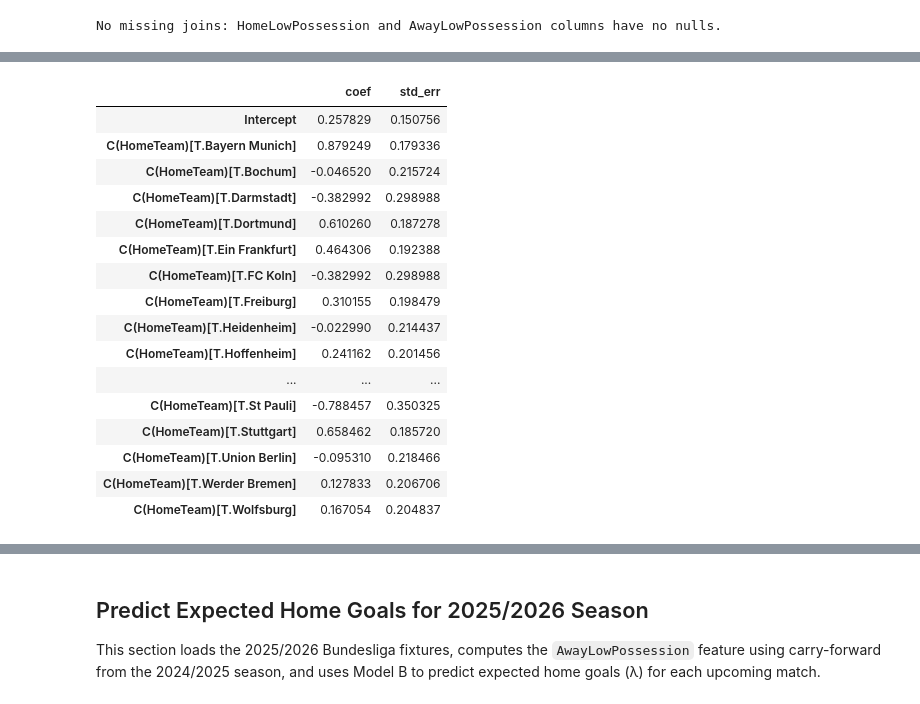
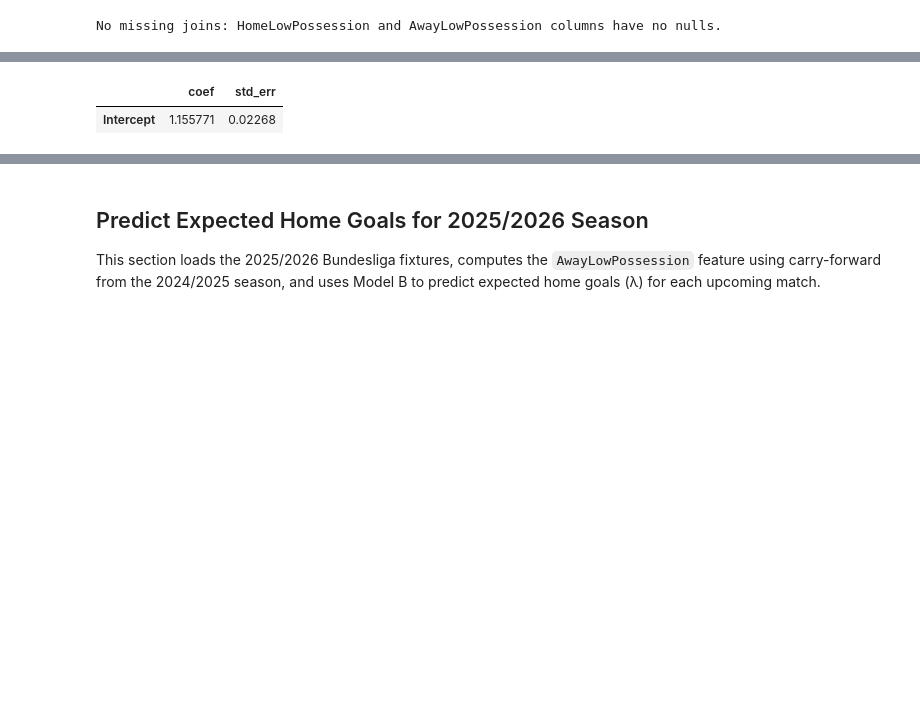
Before and after one commit to Acon3078/corners, a Jupyter notebook: Notebook_FTHG.ipynb, the cells around one changed output, grey strips where cells are left out. Cells and saved outputs as stored; diff of their text form; code cells hidden in the pictures; blank space fills up the shorter version.

```diff
--- a/Notebook_FTHG.ipynb
+++ b/Notebook_FTHG.ipynb
@@ -542,0 +1222,15 @@ Dispersion statistics (IQR + CV + Dispersion Ratio) by season:
+# %%
+# Matches Left (ML) and high-motivation flags based on Game Week
+
+GW_TOTAL = 34  # Bundesliga: 18 clubs -> 34 game weeks
+
+# Compute Matches Left for each team
+merged_df['HomeML'] = (GW_TOTAL - merged_df['HomeGW']).clip(lower=0)
+merged_df['AwayML'] = (GW_TOTAL - merged_df['AwayGW']).clip(lower=0)
+
+# High motivation in final 5 matches of the season
+merged_df['HomeHighMotivation'] = (merged_df['HomeML'] <= 5).astype(int)
+merged_df['AwayHighMotivation'] = (merged_df['AwayML'] <= 5).astype(int)
+
+print("Matches Left and motivation flags added to merged_df:")
+print(merged_df[['Season', 'Date', 'HomeTeam', 'AwayTeam', 'HomeGW', 'AwayGW', 'HomeML', 'AwayML', 'HomeHighMotivation', 'AwayHighMotivation']].head(10))
@@ -712,51 +1514,54 @@ import statsmodels.formula.api as smf
 # Use only the requested seasons (2023/2024 and 2024/2025)
 model_df = merged_df[merged_df["Season"].isin(["2023:2024", "2024:2025"])].copy()
 
+# Create TotalGoals response variable
+model_df["TotalGoals"] = model_df["FTHG"] + model_df["FTAG"]
+
 # Ensure required columns are present
-required_cols = {"Season", "HomeTeam", "FTHG", "AwayLowPossession"}
+required_cols = {"Season", "HomeTeam", "TotalGoals", "AwayLowPossession"}
 missing = required_cols - set(model_df.columns)
 if missing:
     raise ValueError(f"Missing required columns for modeling: {sorted(missing)}")
 
 # -----------------------------
-# 1. Model A: FTHG ~ C(HomeTeam)
+# Model A (baseline): TotalGoals ~ 1
 # -----------------------------
-model_a = smf.glm(
-    formula="FTHG ~ C(HomeTeam)",
+model_a_total = smf.glm(
+    formula="TotalGoals ~ 1",
     data=model_df,
     family=sm.families.Poisson(),
 ).fit()
 
-coef_table_a = (
+coef_table_a_total = (
     pd.DataFrame({
-        "coef": model_a.params,
-        "std_err": model_a.bse,
+        "coef": model_a_total.params,
+        "std_err": model_a_total.bse,
     })
 )
 
-print("Model A: Poisson regression, FTHG ~ C(HomeTeam) (seasons 2023/2024 & 2024/2025)")
-display(coef_table_a)
-print(f"Log-likelihood: {model_a.llf:.3f}")
-print(f"AIC: {model_a.aic:.3f}")
+print("Model A: Poisson GLM, TotalGoals ~ 1 (seasons 2023/2024 & 2024/2025)")
+display(coef_table_a_total)
+print(f"Log-likelihood: {model_a_total.llf:.3f}")
+print(f"AIC: {model_a_total.aic:.3f}")
 
-# ---------------------------------------------
-# 2. Model B: FTHG ~ C(HomeTeam) + AwayLowPossession
-# ---------------------------------------------
-model_b = smf.glm(
-    formula="FTHG ~ C(HomeTeam) + AwayLowPossession",
+# -----------------------------
+# Model B (with covariates): TotalGoals ~ C(HomeTeam) + AwayLowPossession
+# -----------------------------
+model_b_total = smf.glm(
+    formula="TotalGoals ~ C(HomeTeam) + AwayLowPossession",
     data=model_df,
     family=sm.families.Poisson(),
 ).fit()
 
-coef_table_b = (
+coef_table_b_total = (
     pd.DataFrame({
-        "coef": model_b.params,
-        "std_err": model_b.bse,
+        "coef": model_b_total.params,
+        "std_err": model_b_total.bse,
     })
 )
 
-print("\nModel B: Poisson regression, FTHG ~ C(HomeTeam) + AwayLowPossession (seasons 2023/2024 & 2024/2025)")
-display(coef_table_b)
-print(f"Log-likelihood: {model_b.llf:.3f}")
-print(f"AIC: {model_b.aic:.3f}")
+print("\nModel B: Poisson GLM, TotalGoals ~ C(HomeTeam) + AwayLowPossession (seasons 2023/2024 & 2024/2025)")
+display(coef_table_b_total)
+print(f"Log-likelihood: {model_b_total.llf:.3f}")
+print(f"AIC: {model_b_total.aic:.3f}")
 # %% [output]
@@ -764,17 +1569,2 @@ Model A: Poisson regression, FTHG ~ C(HomeTeam) (seasons 2023/2024 & 2024/2025)
 |  | coef | std_err |
-| Intercept | 0.257829 | 0.150756 |
-| C(HomeTeam)[T.Bayern Munich] | 0.879249 | 0.179336 |
-| C(HomeTeam)[T.Bochum] | -0.046520 | 0.215724 |
-| C(HomeTeam)[T.Darmstadt] | -0.382992 | 0.298988 |
-| C(HomeTeam)[T.Dortmund] | 0.610260 | 0.187278 |
-| C(HomeTeam)[T.Ein Frankfurt] | 0.464306 | 0.192388 |
-| C(HomeTeam)[T.FC Koln] | -0.382992 | 0.298988 |
-| C(HomeTeam)[T.Freiburg] | 0.310155 | 0.198479 |
-| C(HomeTeam)[T.Heidenheim] | -0.022990 | 0.214437 |
-| C(HomeTeam)[T.Hoffenheim] | 0.241162 | 0.201456 |
-| ... | ... | ... |
-| C(HomeTeam)[T.St Pauli] | -0.788457 | 0.350325 |
-| C(HomeTeam)[T.Stuttgart] | 0.658462 | 0.185720 |
-| C(HomeTeam)[T.Union Berlin] | -0.095310 | 0.218466 |
-| C(HomeTeam)[T.Werder Bremen] | 0.127833 | 0.206706 |
-| C(HomeTeam)[T.Wolfsburg] | 0.167054 | 0.204837 |
+| Intercept | 1.155771 | 0.02268 |
```
Also changed, not shown: parts of 80 cells of this notebook, 8 other files.
